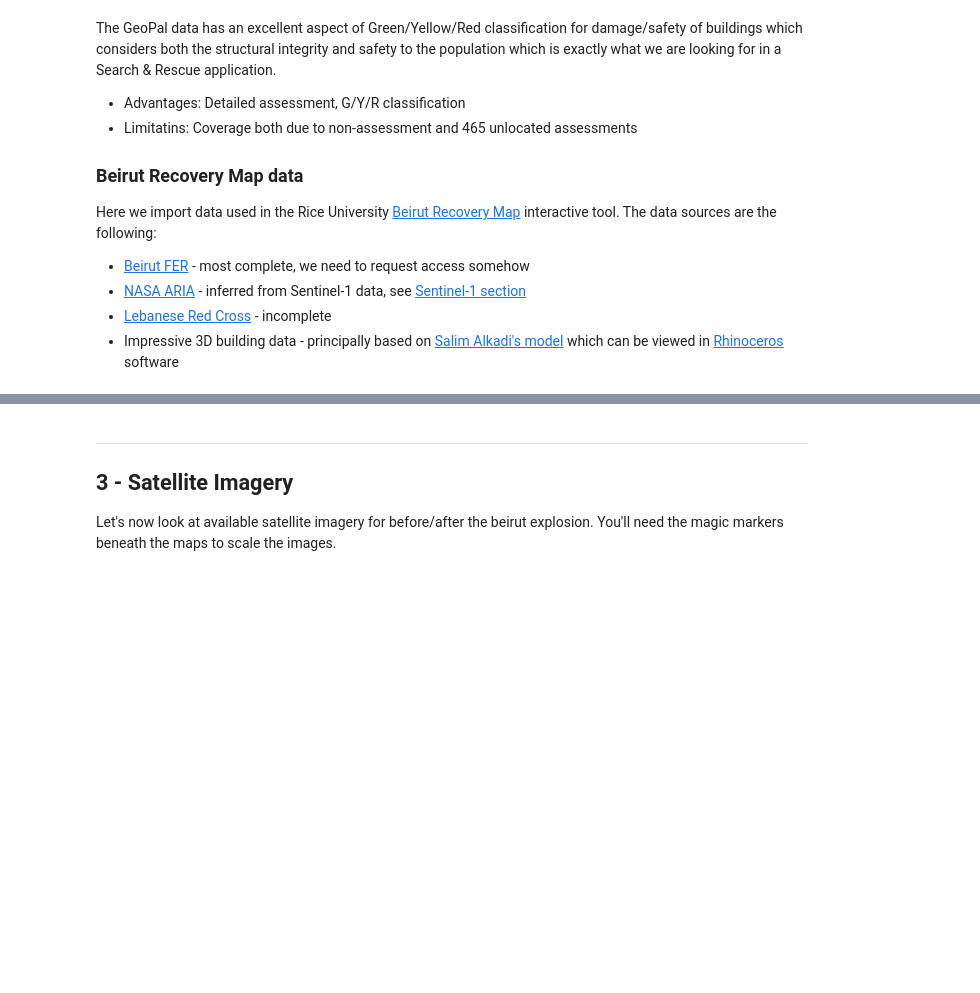
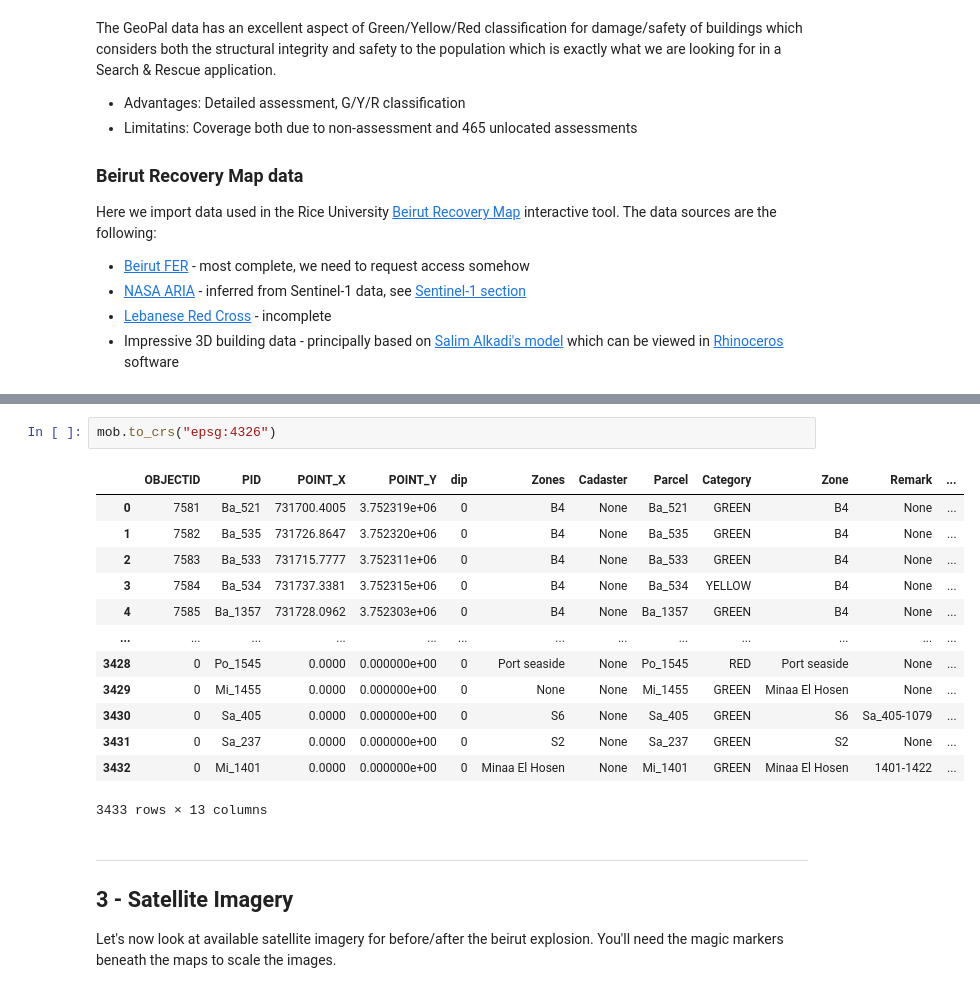
Before and after one commit to luke-scot/damage-assessment, a Jupyter notebook: data_visualisation.ipynb, the cells around one changed output, grey strips where cells are left out. Drawn from its saved outputs; the diff is of its cells as text; blank space fills up the shorter version.

```diff
--- a/data_visualisation.ipynb
+++ b/data_visualisation.ipynb
@@ -232,3 +274,19 @@ Here we import data used in the Rice University [Beirut Recovery Map](https://be
+# %%
+mob.to_crs("epsg:4326")
+# %% [output]
+|  | OBJECTID | PID | POINT_X | POINT_Y | dip | Zones | Cadaster | Parcel | Category | Zone | Remark | ... |
+| 0 | 7581 | Ba_521 | 731700.4005 | 3.752319e+06 | 0 | B4 | None | Ba_521 | GREEN | B4 | None | ... |
+| 1 | 7582 | Ba_535 | 731726.8647 | 3.752320e+06 | 0 | B4 | None | Ba_535 | GREEN | B4 | None | ... |
+| 2 | 7583 | Ba_533 | 731715.7777 | 3.752311e+06 | 0 | B4 | None | Ba_533 | GREEN | B4 | None | ... |
+| 3 | 7584 | Ba_534 | 731737.3381 | 3.752315e+06 | 0 | B4 | None | Ba_534 | YELLOW | B4 | None | ... |
+| 4 | 7585 | Ba_1357 | 731728.0962 | 3.752303e+06 | 0 | B4 | None | Ba_1357 | GREEN | B4 | None | ... |
+| ... | ... | ... | ... | ... | ... | ... | ... | ... | ... | ... | ... | ... |
+| 3428 | 0 | Po_1545 | 0.0000 | 0.000000e+00 | 0 | Port seaside | None | Po_1545 | RED | Port seaside | None | ... |
+| 3429 | 0 | Mi_1455 | 0.0000 | 0.000000e+00 | 0 | None | None | Mi_1455 | GREEN | Minaa El Hosen | None | ... |
+| 3430 | 0 | Sa_405 | 0.0000 | 0.000000e+00 | 0 | S6 | None | Sa_405 | GREEN | S6 | Sa_405-1079 | ... |
+| 3431 | 0 | Sa_237 | 0.0000 | 0.000000e+00 | 0 | S2 | None | Sa_237 | GREEN | S2 | None | ... |
+| 3432 | 0 | Mi_1401 | 0.0000 | 0.000000e+00 | 0 | Minaa El Hosen | None | Mi_1401 | GREEN | Minaa El Hosen | 1401-1422 | ... |
+3433 rows × 13 columns
 # %% [markdown]
 _____________
 <a id='satelliteImagery'></a>
```
Also changed, not shown: parts of 4 cells of this notebook, 4 other files.
